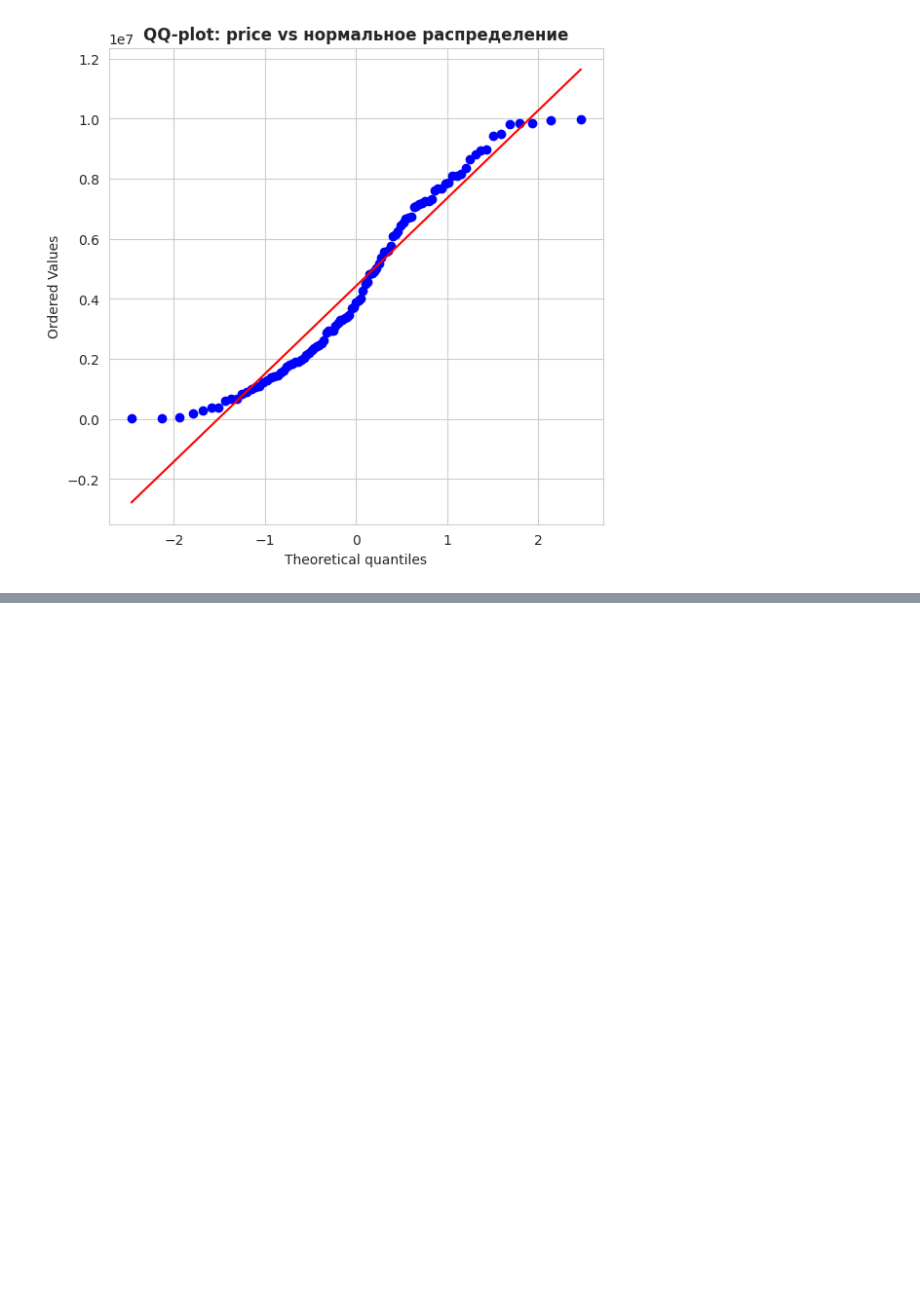
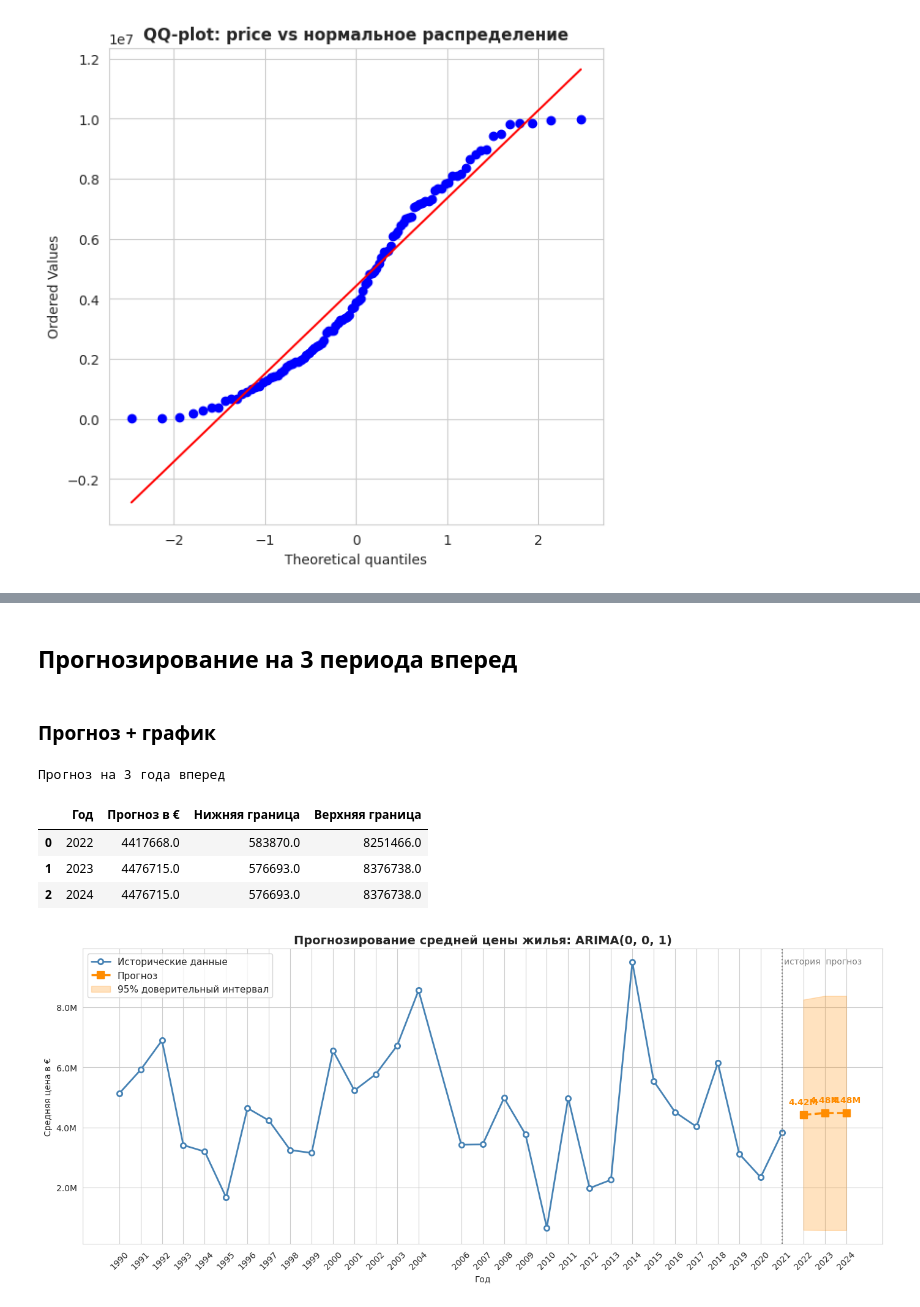
Before and after one commit to boshetunmay1/paris-real-estate-analysis, a Jupyter notebook: kursovaya.ipynb, the cells around one changed output, grey strips where cells are left out. Cells and saved outputs as stored; diff of their text form; code cells hidden in the pictures; blank space fills up the shorter version.

```diff
--- a/kursovaya.ipynb
+++ b/kursovaya.ipynb
@@ -615,0 +816,76 @@ plt.show()
+# %% [markdown]
+## Прогнозирование на 3 периода вперед
+# %% [markdown]
+### Прогноз + график
+# %%
+n_forecast = 3
+forecast_result = best_model.get_forecast(steps=n_forecast)
+forecast_mean   = forecast_result.predicted_mean
+forecast_ci     = forecast_result.conf_int(alpha=0.05)
+
+#годы прогноза
+last_year = ts['year'].max()
+forecast_years = list(range(last_year + 1, last_year + 1 + n_forecast))
+
+forecast_df = pd.DataFrame({
+    'Год':              forecast_years,
+    'Прогноз в €':      forecast_mean.values.round(0),
+    'Нижняя граница':   forecast_ci.iloc[:, 0].values.round(0),
+    'Верхняя граница':  forecast_ci.iloc[:, 1].values.round(0)
+})
+
+print("Прогноз на 3 года вперед")
+display(forecast_df)
+
+#визуализация прогноза
+fig, ax = plt.subplots(figsize=(14, 6))
+
+#исторические данные
+ax.plot(ts['year'], ts['avg_price'],
+        marker='o', linewidth=2, color='steelblue',
+        markersize=6, markerfacecolor='white', markeredgewidth=2,
+        label='Исторические данные')
+
+#прогноз
+ax.plot(forecast_years, forecast_mean.values,
+        marker='s', linewidth=2.5, color='darkorange',
+        markersize=8, markerfacecolor='darkorange',
+        linestyle='--', label='Прогноз')
+
+#доверительный интервал
+ax.fill_between(forecast_years,
+                forecast_ci.iloc[:, 0].values,
+                forecast_ci.iloc[:, 1].values,
+                alpha=0.25, color='darkorange',
+                label='95% доверительный интервал')
+
+#вертикальная линия это граница прогноза
+ax.axvline(x=last_year, color='grey', linestyle=':', linewidth=1.5)
+ax.text(last_year + 0.1, ax.get_ylim()[1] * 0.95,
+        'история  прогноз', fontsize=10, color='grey')
+
+#подписи прогнозных значений
+for yr, val in zip(forecast_years, forecast_mean.values):
+    ax.annotate(f'{val/1e6:.2f}M',
+                xy=(yr, val), xytext=(0, 12),
+                textcoords='offset points', ha='center',
+                fontsize=10, color='darkorange', fontweight='bold')
+
+ax.set_title(f'Прогнозирование средней цены жилья: ARIMA{best_order}',
+             fontsize=14, fontweight='bold')
+ax.set_xlabel('Год')
+ax.set_ylabel('Средняя цена в €')
+ax.yaxis.set_major_formatter(
+    plt.matplotlib.ticker.FuncFormatter(lambda x, _: f'{x/1e6:.1f}M'))
+ax.legend(fontsize=11)
+ax.set_xticks(list(ts['year']) + forecast_years)
+ax.tick_params(axis='x', rotation=45)
+plt.tight_layout()
+plt.show()
+# %% [output]
+Прогноз на 3 года вперед
+|  | Год | Прогноз в € | Нижняя граница | Верхняя граница |
+| 0 | 2022 | 4417668.0 | 583870.0 | 8251466.0 |
+| 1 | 2023 | 4476715.0 | 576693.0 | 8376738.0 |
+| 2 | 2024 | 4476715.0 | 576693.0 | 8376738.0 |
+[figure, added]
```
Also changed, not shown: parts of 14 cells of this notebook.
